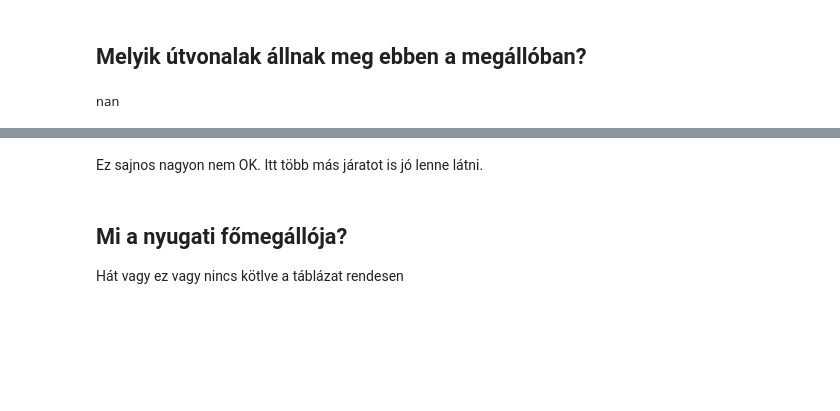
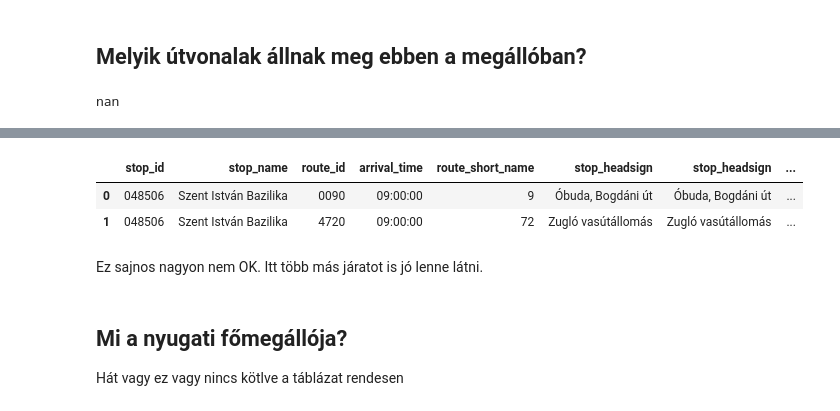
Before and after one commit to apulai/budapest_gtfs, a Jupyter notebook: bp_gtfs.ipynb, the cells around one changed output, grey strips where cells are left out. Drawn from its saved outputs; the diff is of its cells as text; code cells hidden in the pictures; blank space fills up the shorter version.

```diff
--- a/bp_gtfs.ipynb
+++ b/bp_gtfs.ipynb
@@ -291,3 +309,10 @@ df_megallo_jaratok[["stop_id","stop_name","route_id","stop_headsign","stop_seque
+# %%
+df_megallo_jaratok2 = pd.merge( df_megallo_jaratok , df_routes, left_on="route_id", right_on="route_id" )
+df_megallo_jaratok2[["stop_id","stop_name","route_id","arrival_time", "route_short_name", "stop_headsign", "stop_headsign","stop_sequence"]]
+# %% [output]
+|  | stop_id | stop_name | route_id | arrival_time | route_short_name | stop_headsign | stop_headsign | ... |
+| 0 | 048506 | Szent István Bazilika | 0090 | 09:00:00 | 9 | Óbuda, Bogdáni út | Óbuda, Bogdáni út | ... |
+| 1 | 048506 | Szent István Bazilika | 4720 | 09:00:00 | 72 | Zugló vasútállomás | Zugló vasútállomás | ... |
 # %% [markdown]
 Ez sajnos nagyon nem OK. Itt több más járatot is jó lenne látni.
 # %% [markdown]
```
Also changed, not shown: parts of 5 cells of this notebook, 2 other files.
